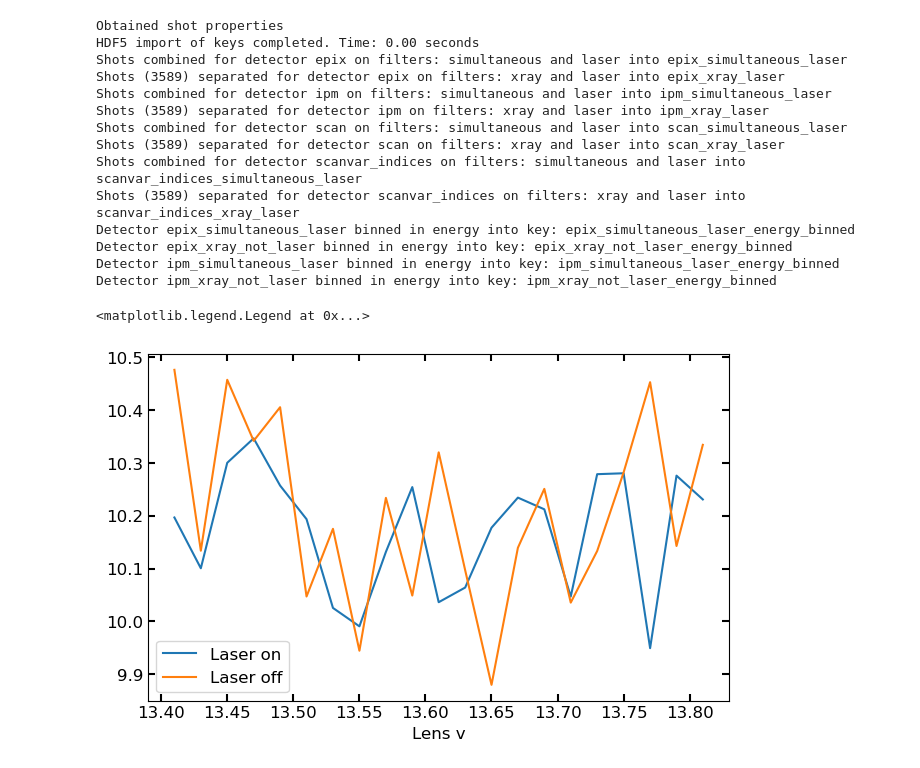
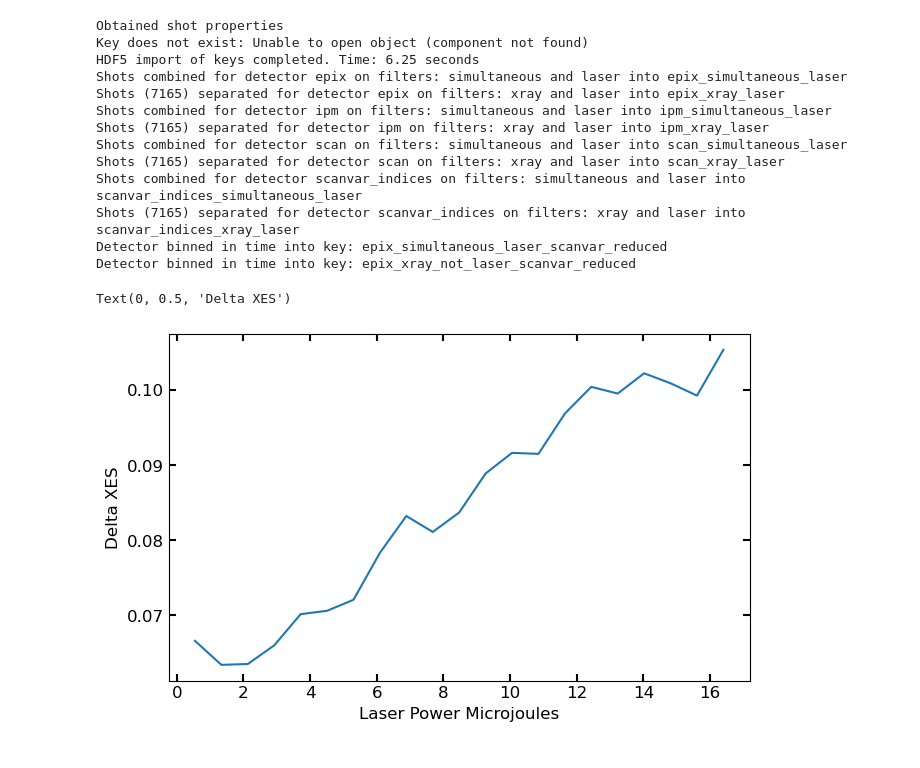
Before and after one commit to lg345/XSpect, a Jupyter notebook: alignments.ipynb, the cells around one changed output. Cells and saved outputs as stored; diff of their text form; code cells hidden in the pictures.

```diff
--- a/alignments.ipynb
+++ b/alignments.ipynb
@@ -79,44 +132,35 @@ array([-3.        , -2.94957983, -2.89915966, -2.8487395 , -2.79831933,
-# %%
-xas_experiment = XSpect.XSpect_Analysis.spectroscopy_experiment(lcls_run=22, hutch='xcs', experiment_id='xcsx1008722')
-f=XSpect.XSpect_Analysis.spectroscopy_run(xas_experiment,run=17,verbose=True)
-xas=XSpect.XSpect_Controller.ScanAnalysis_1D()
-analysis=XSpect.XSpect_Analysis.XASAnalysis()
-keys=['epics/ccm_E','epicsUser/ccm_E_setpoint','tt/ttCorr','epics/lxt_ttc', 'enc/lasDelay' , 'ipm5/sum','tt/AMPL','epix_2/ROI_0_sum','scan/var0']
-names=['ccm','ccm_E_setpoint','time_tool_correction','lxt_ttc'  ,'encoder','ipm', 'time_tool_ampl','epix','scan']
-xas.set_key_aliases(keys,names)
-#xas.
-#xas.add_filter('xray','ipm',500.0)
-#xas.add_filter('simultaneous','ipm',500.0)
-#xas.add_filter('simultaneous','time_tool_ampl',0.01)
-xas.run_parser(['52']) # 7.5 uJ -0.5 to 2 ps
-xas.primary_analysis_loop(xas_experiment)
-for f in xas.analyzed_runs:
-    laser_on=f.epix_simultaneous_laser_energy_binned
-    laser_off=f.epix_xray_not_laser_energy_binned
-    norm_on=f.ipm_simultaneous_laser_energy_binned
-    norm_off=f.ipm_xray_not_laser_energy_binned
-ons=laser_on/norm_on
-offs=laser_off/norm_off
-plt.plot(f.scanvar_bins,laser_on/norm_on)
-plt.plot(f.scanvar_bins,laser_off/norm_off)
-#plt.plot(f.scanvar_bins,ons-offs)
-
-plt.xlabel('Lens v')
-plt.legend(['Laser on','Laser off'])
-# %% [output]
-Obtained shot properties
-HDF5 import of keys completed. Time: 0.00 seconds
-Shots combined for detector epix on filters: simultaneous and laser into epix_simultaneous_laser
-Shots (3589) separated for detector epix on filters: xray and laser into epix_xray_laser
-Shots combined for detector ipm on filters: simultaneous and laser into ipm_simultaneous_laser
-Shots (3589) separated for detector ipm on filters: xray and laser into ipm_xray_laser
-Shots combined for detector scan on filters: simultaneous and laser into scan_simultaneous_laser
-Shots (3589) separated for detector scan on filters: xray and laser into scan_xray_laser
-Shots combined for detector scanvar_indices on filters: simultaneous and laser into scanvar_indices_simultaneous_laser
-Shots (3589) separated for detector scanvar_indices on filters: xray and laser into scanvar_indices_xray_laser
-Detector epix_simultaneous_laser binned in energy into key: epix_simultaneous_laser_energy_binned
-Detector epix_xray_not_laser binned in energy into key: epix_xray_not_laser_energy_binned
-Detector ipm_simultaneous_laser binned in energy into key: ipm_simultaneous_laser_energy_binned
-Detector ipm_xray_not_laser binned in energy into key: ipm_xray_not_laser_energy_binned
-<matplotlib.legend.Legend at 0x...>
-[figure, removed]
+# %%
+xes_experiment = XSpect.XSpect_Analysis.spectroscopy_experiment(lcls_run=21, hutch='xcs', experiment_id='xcsl1004021')
+f=XSpect.XSpect_Analysis.spectroscopy_run(xes_experiment,run=23,verbose=True)
+xes=XSpect.XSpect_Controller.ScanAnalysis_1D_XES()
+keys=['epicsUser/ccm_E_setpoint','tt/ttCorr','epics/lxt_ttc', 'enc/lasDelay' , 'ipm5/sum','tt/AMPL','epix_2/ROI_0_area','scan/var0']
+names=['ccm_E_setpoint','time_tool_correction','lxt_ttc'  ,'encoder','ipm', 'time_tool_ampl','epix','scan']
+xes.set_key_aliases(keys,names)
+xes.run_parser(['93']) # 7.5 uJ -0.5 to 2 ps
+xes.primary_analysis_loop(xes_experiment)
+det_on=np.mean(xes.analyzed_runs[0].epix_simultaneous_laser_scanvar_reduced,axis=2)
+det_on=det_on/np.nansum(det_on,axis=1)[:, np.newaxis]
+det_off=np.mean(xes.analyzed_runs[0].epix_xray_not_laser_scanvar_reduced,axis=2)
+det_off=det_off/np.nansum(det_off,axis=1)[:, np.newaxis]
+bins=xes.analyzed_runs[0].scanvar_bins
+diff=det_on-det_off
+diff=diff
+plt.plot(bins[:],np.sum(np.abs(diff[:]).T,axis=0))
+plt.xlabel('Laser Power Microjoules')
+plt.ylabel('Delta XES')
+# %% [output]
+Obtained shot properties
+Key does not exist: Unable to open object (component not found)
+HDF5 import of keys completed. Time: 6.25 seconds
+Shots combined for detector epix on filters: simultaneous and laser into epix_simultaneous_laser
+Shots (7165) separated for detector epix on filters: xray and laser into epix_xray_laser
+Shots combined for detector ipm on filters: simultaneous and laser into ipm_simultaneous_laser
+Shots (7165) separated for detector ipm on filters: xray and laser into ipm_xray_laser
+Shots combined for detector scan on filters: simultaneous and laser into scan_simultaneous_laser
+Shots (7165) separated for detector scan on filters: xray and laser into scan_xray_laser
+Shots combined for detector scanvar_indices on filters: simultaneous and laser into scanvar_indices_simultaneous_laser
+Shots (7165) separated for detector scanvar_indices on filters: xray and laser into scanvar_indices_xray_laser
+Detector binned in time into key: epix_simultaneous_laser_scanvar_reduced
+Detector binned in time into key: epix_xray_not_laser_scanvar_reduced
+Text(0, 0.5, 'Delta XES')
+[figure, added]
```
Also changed, not shown: parts of 7 cells of this notebook, 2 other files.
